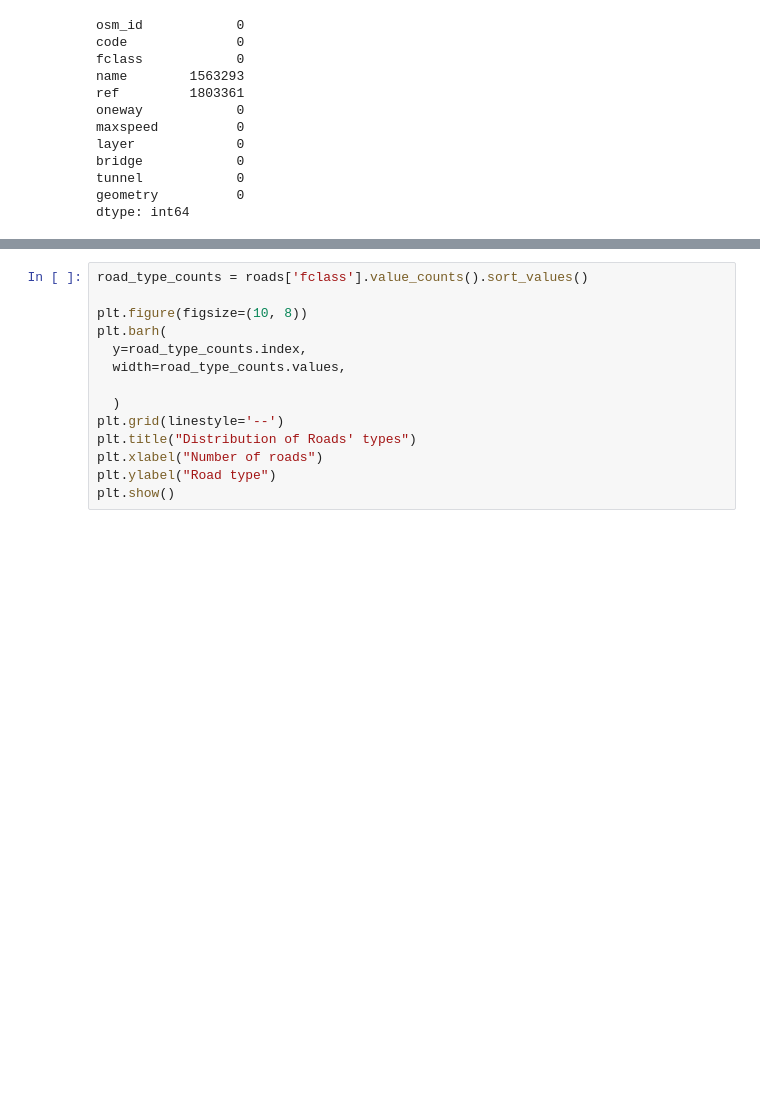
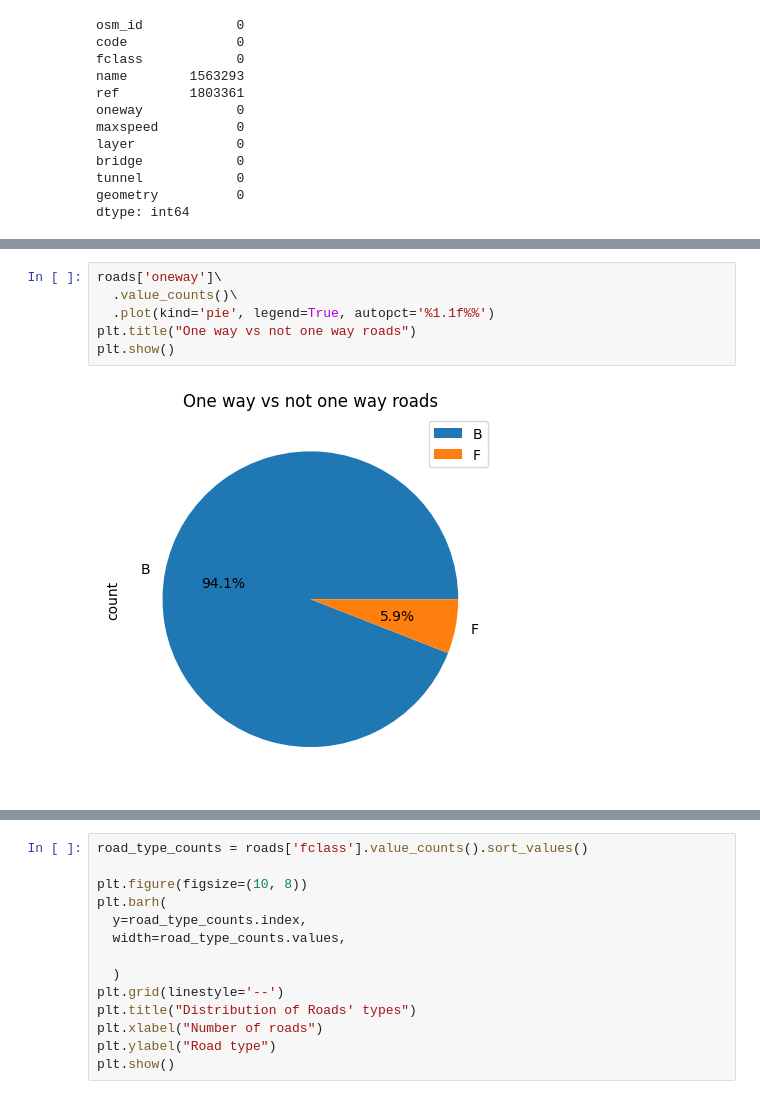
Before and after one commit to nhahub/NHA-022, a Jupyter notebook: notebooks/explore_OSM.ipynb, the cells around one changed output, grey strips where cells are left out. Drawn from its saved outputs; the diff is of its cells as text; blank space fills up the shorter version.

```diff
--- a/notebooks/explore_OSM.ipynb
+++ b/notebooks/explore_OSM.ipynb
@@ -27,0 +53,8 @@ dtype: int64
+# %%
+roads['oneway']\
+  .value_counts()\
+  .plot(kind='pie', legend=True, autopct='%1.1f%%')
+plt.title("One way vs not one way roads")
+plt.show()
+# %% [output]
+[figure, added]
```
Also changed, not shown: parts of 8 cells of this notebook, 1 other file.
